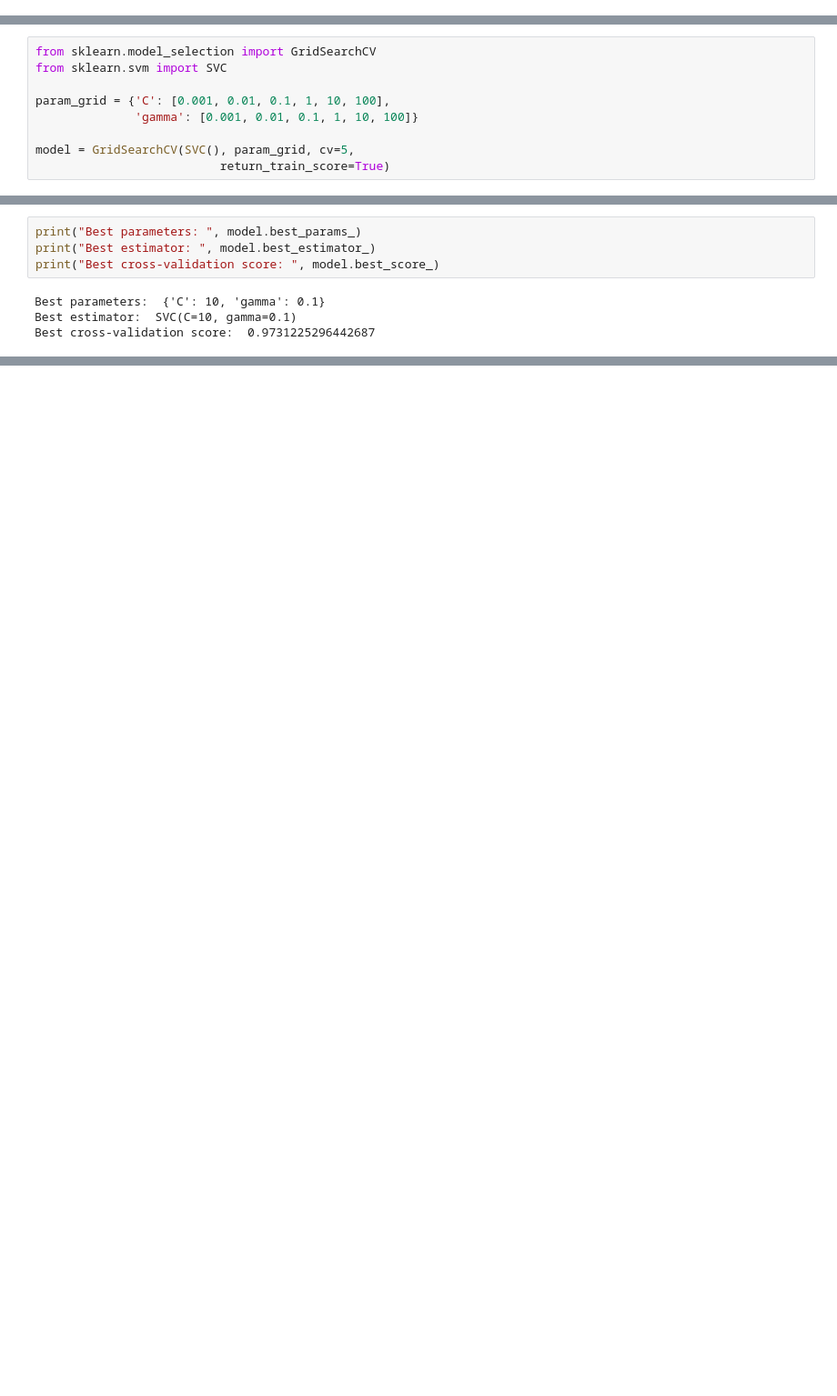
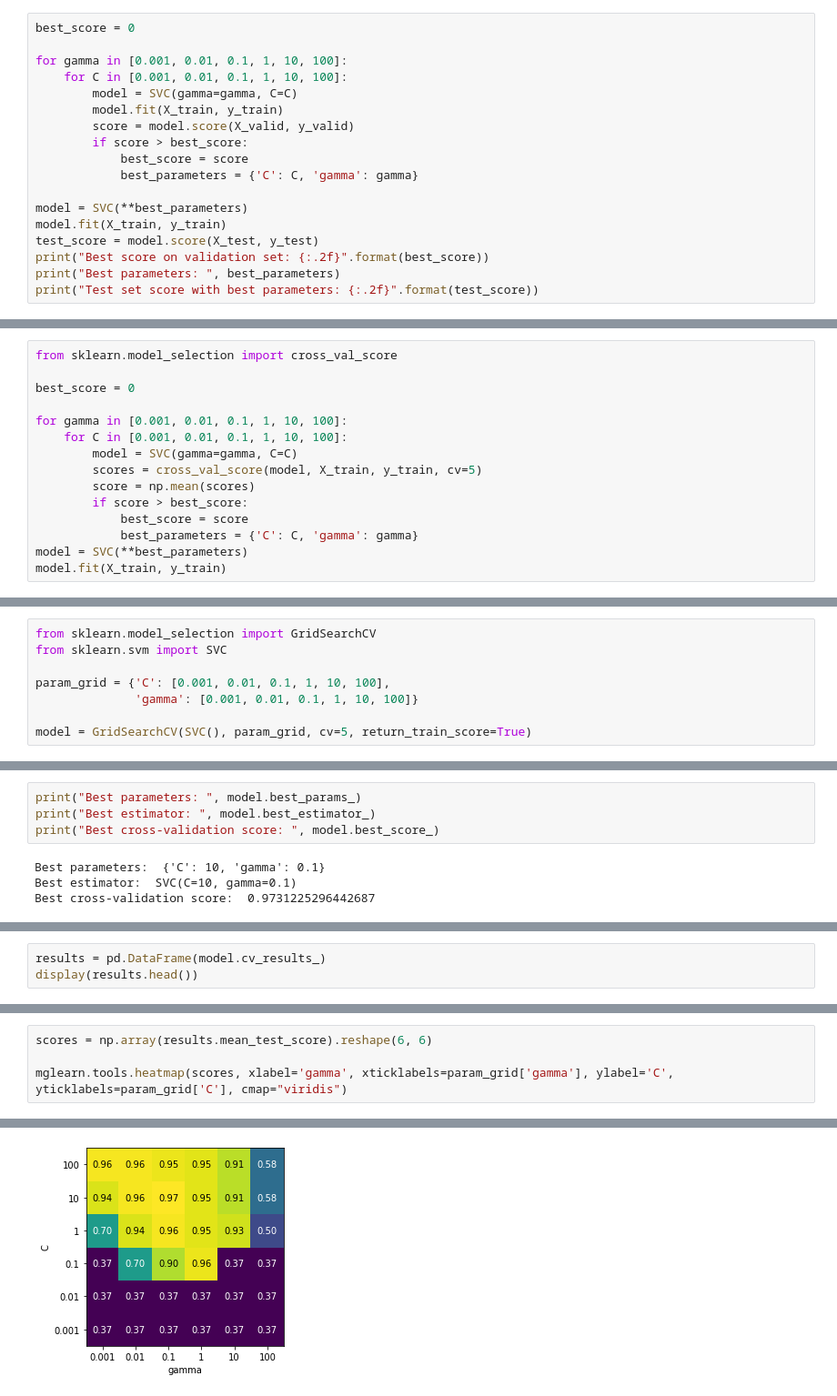
Before and after one commit to naonaorange/sklearn_tutorials, a Jupyter notebook: support_vector_machine_classifier.ipynb, the cells around one changed output, grey strips where cells are left out. Shown at 91% size. Cells and saved outputs as stored; diff of their text form; blank space fills up the shorter version.

```diff
--- a/support_vector_machine_classifier.ipynb
+++ b/support_vector_machine_classifier.ipynb
@@ -336,0 +366,18 @@ shape
+# %%
+best_score = 0
+
+for gamma in [0.001, 0.01, 0.1, 1, 10, 100]:
+    for C in [0.001, 0.01, 0.1, 1, 10, 100]:
+        model = SVC(gamma=gamma, C=C)
+        model.fit(X_train, y_train)
+        score = model.score(X_valid, y_valid)
+        if score > best_score:
+            best_score = score
+            best_parameters = {'C': C, 'gamma': gamma}
+
+model = SVC(**best_parameters)
+model.fit(X_train, y_train)
+test_score = model.score(X_test, y_test)
+print("Best score on validation set: {:.2f}".format(best_score))
+print("Best parameters: ", best_parameters)
+print("Test set score with best parameters: {:.2f}".format(test_score))
@@ -349,3 +404,18 @@ X_train.shape :  (112, 4)
 y_train.shape :  (112,)
 X_test.shape :  (38, 4)
 y_test.shape :  (38,)
+# %%
+from sklearn.model_selection import cross_val_score
+
+best_score = 0
+
+for gamma in [0.001, 0.01, 0.1, 1, 10, 100]:
+    for C in [0.001, 0.01, 0.1, 1, 10, 100]:
+        model = SVC(gamma=gamma, C=C)
+        scores = cross_val_score(model, X_train, y_train, cv=5)
+        score = np.mean(scores)
+        if score > best_score:
+            best_score = score
+            best_parameters = {'C': C, 'gamma': gamma}
+model = SVC(**best_parameters)
+model.fit(X_train, y_train)
@@ -356,8 +430,7 @@ from sklearn.svm import SVC
 param_grid = {'C': [0.001, 0.01, 0.1, 1, 10, 100],
               'gamma': [0.001, 0.01, 0.1, 1, 10, 100]}
 
-model = GridSearchCV(SVC(), param_grid, cv=5,
-                          return_train_score=True)
+model = GridSearchCV(SVC(), param_grid, cv=5, return_train_score=True)
 # %%
 model.fit(X_train, y_train)
 # %% [output]
@@ -381,0 +459,3 @@ model.score(X_test, y_test)
+# %%
+results = pd.DataFrame(model.cv_results_)
+display(results.head())
@@ -381,0 +470,5 @@ model.score(X_test, y_test)
+# %%
+scores = np.array(results.mean_test_score).reshape(6, 6)
+
+mglearn.tools.heatmap(scores, xlabel='gamma', xticklabels=param_grid['gamma'], ylabel='C', yticklabels=param_grid['C'], cmap="viridis")
+# %% [output]
@@ -381,0 +476 @@ model.score(X_test, y_test)
+[figure, added]
```
Also changed, not shown: parts of 18 cells of this notebook, 1 other file.
